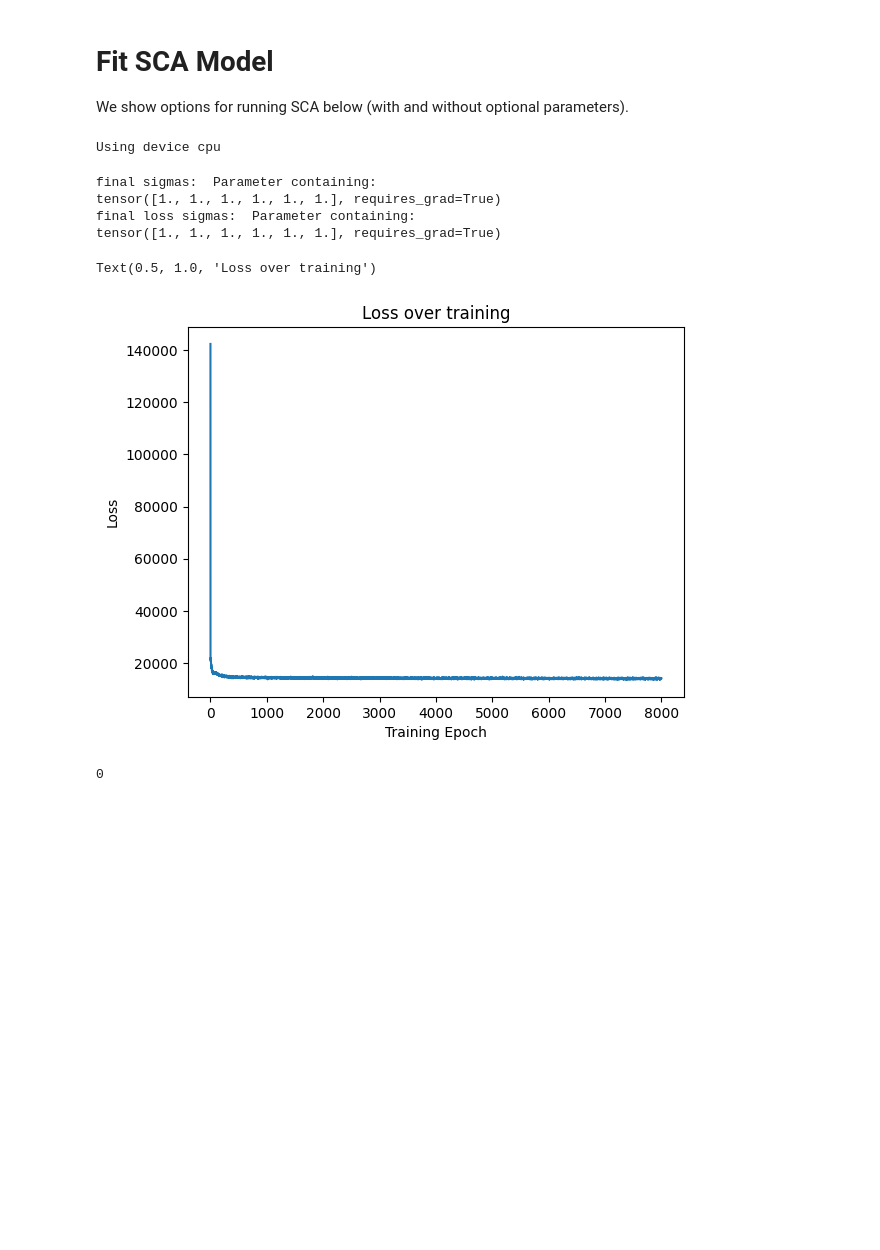
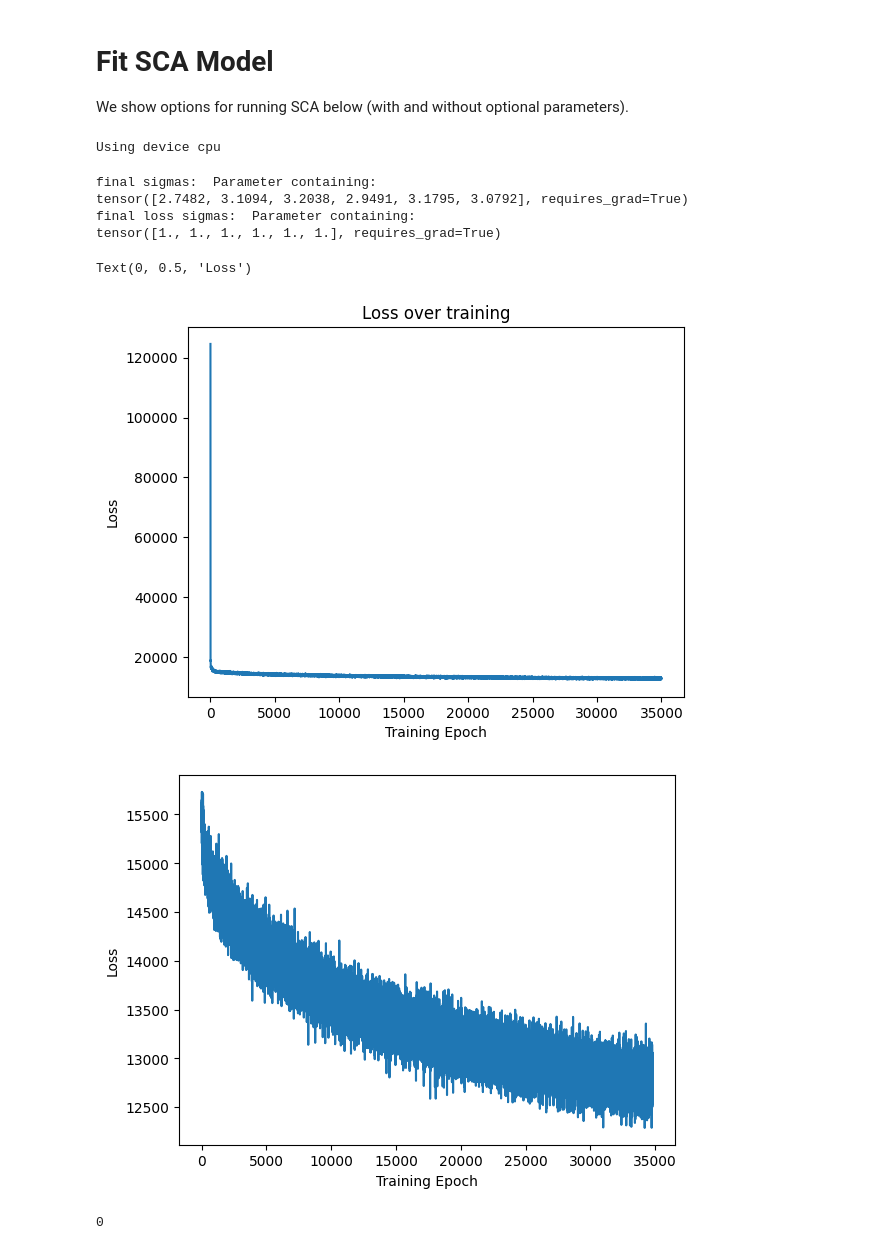
Before and after one commit to dyu222/sca, a Jupyter notebook: notebooks/Derek_5pop_dropout.ipynb, the cells around one changed output. Cells and saved outputs as stored; diff of their text form; code cells hidden in the pictures; blank space fills up the shorter version.

```diff
--- a/notebooks/Derek_5pop_dropout.ipynb
+++ b/notebooks/Derek_5pop_dropout.ipynb
@@ -217,8 +217,7 @@ We show options for running SCA below (with and without optional parameters).
 # sca=SCA(n_components=n_components,orth=orth, lam_sparse=lam_sparse, lam_orthog=lam_orthog, lr=lr,n_epochs=n_epochs, init=init)
 
 # TODO: add scalar * the lam values = the same value as the coordinated dropout rate
-sca=SCA(poisson=True,n_components=n_components,orth=orth, lam_sparse=0.15, lam_orthog=150, lr=1e-3,n_epochs=8000, init=init)
-
+sca=SCA(poisson=True,n_components=n_components,orth=orth, lam_sparse=0.2, lam_orthog=150, lr=1e-3,n_epochs=35000, init=init)
 
 #Fit the model and get the low dimensional representation
 #Note that the sample_weight input is optional and will default to no sample weighting
@@ -226,39 +225,40 @@ sca_latent=sca.fit_transform(X=X, sample_weight=sample_weights)
 # %% [output]
 Using device cpu
 final sigmas:  Parameter containing:
-tensor([1., 1., 1., 1., 1., 1.], requires_grad=True)
+tensor([2.7482, 3.1094, 3.2038, 2.9491, 3.1795, 3.0792], requires_grad=True)
 final loss sigmas:  Parameter containing:
 tensor([1., 1., 1., 1., 1., 1.], requires_grad=True)
 # %%
 #Plot the loss over all iterations
 plt.figure()
 plt.plot(sca.losses)
 plt.xlabel('Training Epoch')
 plt.ylabel('Loss')
 plt.title('Loss over training')
 
 #Plot the loss over the last 100 iterations (to see if it has truly hit a plateau)
 # plt.figure()
 # plt.plot(sca.losses[-200:-1])
 # # plt.plot(sca.losses[4000:])
 # plt.xlabel('Training Epoch')
 # plt.ylabel('Loss')
 # print("losses: ", sca.losses[0])
 
-# plt.figure()
-# # plt.plot(sca.losses[-100:-1])
-# plt.plot(sca.losses[:200])
-# plt.xlabel('Training Epoch')
-# plt.ylabel('Loss')
+plt.figure()
+# plt.plot(sca.losses[-100:-1])
+plt.plot(sca.losses[200:])
+plt.xlabel('Training Epoch')
+plt.ylabel('Loss')
 
 # plt.figure()
 # plt.plot(sca.total_losses)
 # plt.xlabel('Training Epoch')
 # plt.ylabel('Loss')
 # plt.title('total Loss over training')
 # %% [output]
-Text(0.5, 1.0, 'Loss over training')
+Text(0, 0.5, 'Loss')
-[figure, old version]
+[figure, new version]
+[figure, added]
 # %%
 print(np.argmax(sca.losses))
 # %% [output]
```
Also changed, not shown: parts of 6 cells of this notebook, 6 other files.
